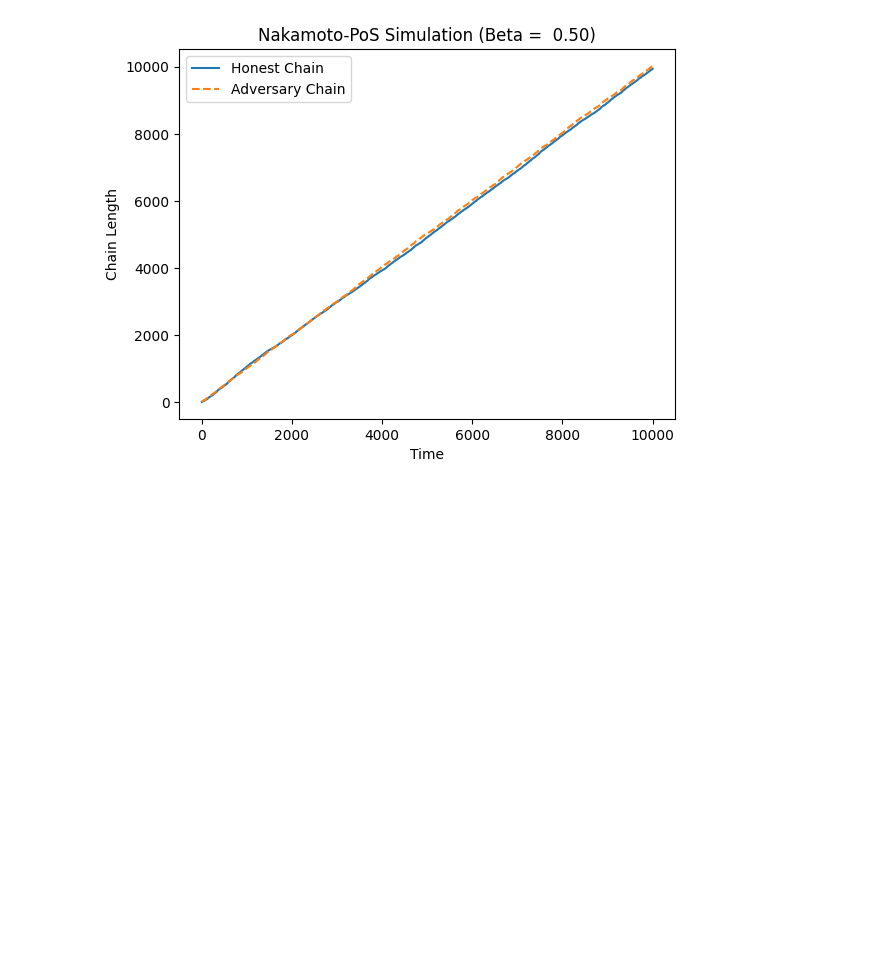
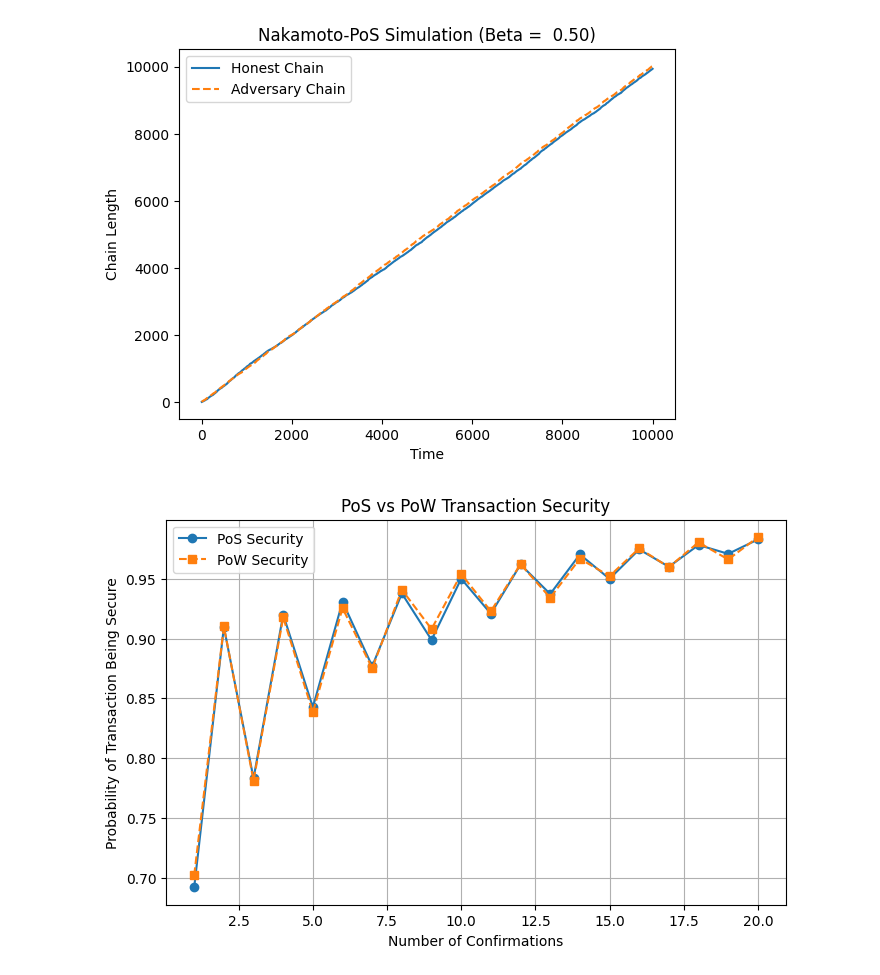
Before and after one commit to mscarpati/bitcoin-mining-tradeoffs, a Jupyter notebook: PoS_sim.ipynb, the cells around one changed output. Cells and saved outputs as stored; diff of their text form; code cells hidden in the pictures; blank space fills up the shorter version.

```diff
--- a/PoS_sim.ipynb
+++ b/PoS_sim.ipynb
@@ -163,3 +163,64 @@ Beta = 0.40, Blockchain Secure: True
 [figure]
 Beta = 0.50, Blockchain Secure: True
 [figure]
+# %%
+# comparing to PoW
+def simulate_transaction_security(num_confirmations=10, attack_stake=0.3, num_simulations=10000):
+    """
+    Simulates the probability that a transaction remains irreversible after a given number of confirmations.
+    - num_confirmations: Number of blocks added after the transaction.
+    - attack_stake: Fraction of total stake controlled by the attacker.
+    - num_simulations: Number of Monte Carlo simulations.
+    """
+
+    attack_success_count = 0
+
+    for _ in range(num_simulations):
+        attacker_blocks = np.sum(np.random.rand(num_confirmations) < attack_stake)
+
+        # If the attacker controls more than half of the confirmations, they can reorganize the chain
+        if attacker_blocks > num_confirmations / 2:
+            attack_success_count += 1
+
+    attack_probability = attack_success_count / num_simulations
+    return attack_probability
+
+# Simulating transaction security for different confirmation levels
+confirmations = np.arange(1, 21)
+pos_security_probs = [1 - simulate_transaction_security(num_confirmations=n) for n in confirmations]
+
+def simulate_pow_transaction_security(num_confirmations=10, attacker_hashrate=0.3, num_simulations=10000):
+    """
+    Simulates the probability that a PoW transaction remains irreversible after a given number of confirmations.
+    - num_confirmations: Number of blocks added after the transaction.
+    - attacker_hashrate: Fraction of total network hash power controlled by the attacker.
+    - num_simulations: Number of Monte Carlo simulations.
+    """
+
+    attack_success_count = 0
+
+    for _ in range(num_simulations):
+        attacker_blocks = np.sum(np.random.rand(num_confirmations) < attacker_hashrate)
+
+        # If the attacker controls more than half of the confirmations, they can reorganize the chain
+        if attacker_blocks > num_confirmations / 2:
+            attack_success_count += 1
+
+    attack_probability = attack_success_count / num_simulations
+    return attack_probability
+
+# Simulating PoW security
+pow_security_probs = [1 - simulate_pow_transaction_security(num_confirmations=n) for n in confirmations]
+
+# Plot PoS vs PoW transaction security
+plt.figure(figsize=(8, 5))
+plt.plot(confirmations, pos_security_probs, marker='o', linestyle='-', label='PoS Security')
+plt.plot(confirmations, pow_security_probs, marker='s', linestyle='--', label='PoW Security')
+plt.xlabel('Number of Confirmations')
+plt.ylabel('Probability of Transaction Being Secure')
+plt.title('PoS vs PoW Transaction Security')
+plt.legend()
+plt.grid()
+plt.show()
+# %% [output]
+[figure, added]
```
Also changed, not shown: 1 other file.
